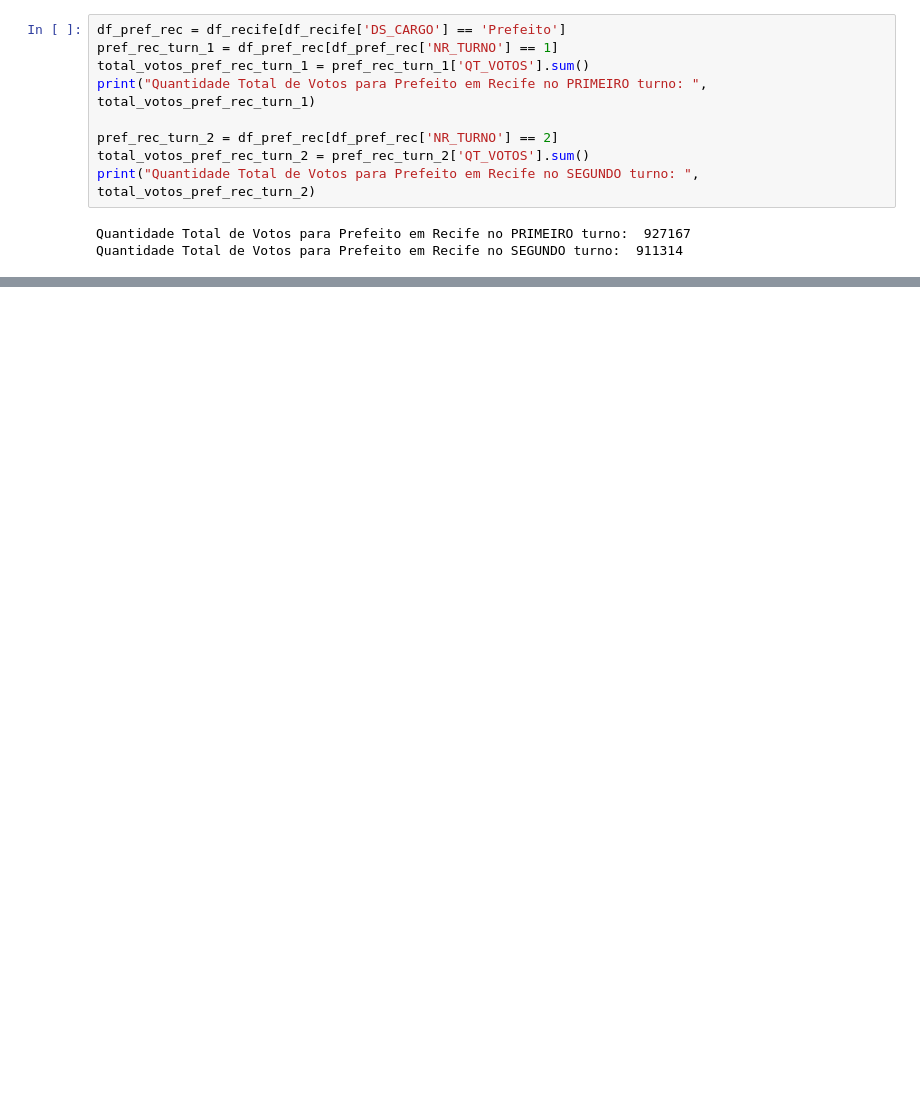
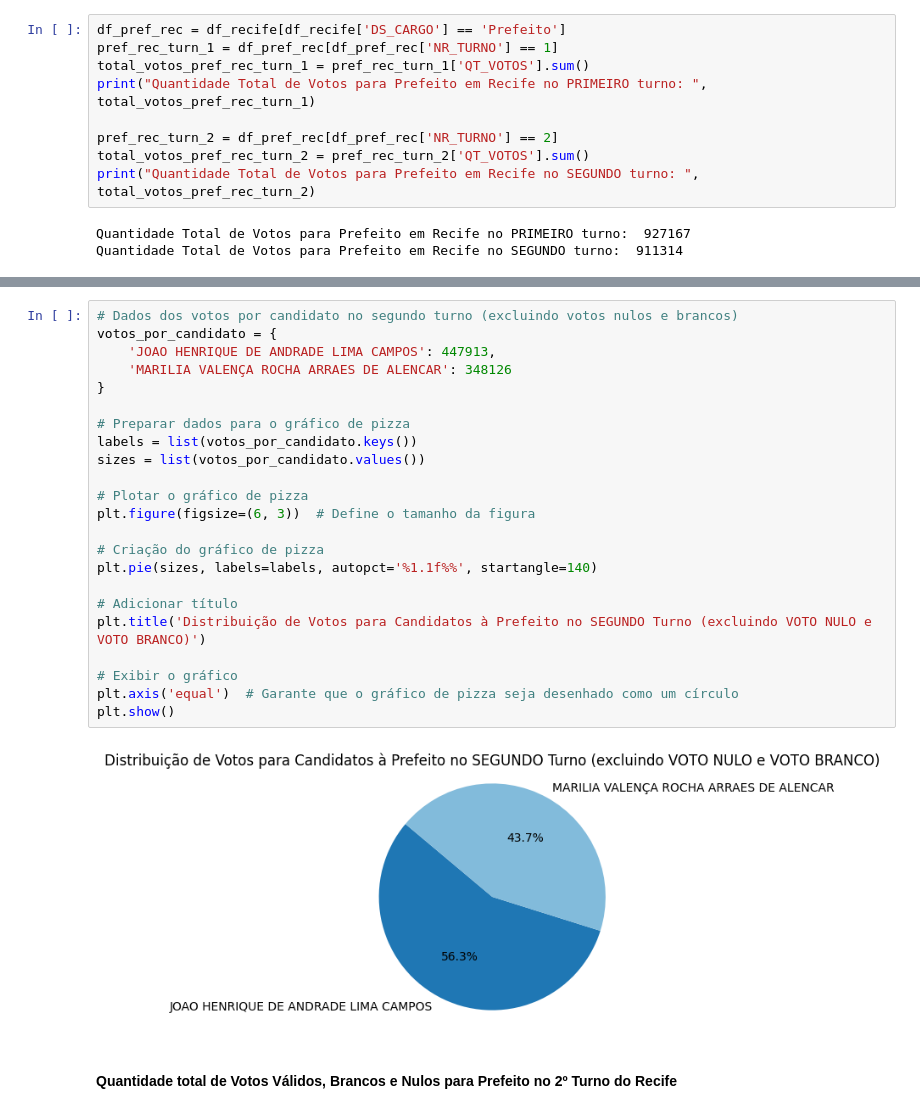
Before and after one commit to guilherme-pg/pe_analytics, a Jupyter notebook: pe_analytics.ipynb, the cells around one changed output, grey strips where cells are left out. Cells and saved outputs as stored; diff of their text form; blank space fills up the shorter version.

```diff
--- a/pe_analytics.ipynb
+++ b/pe_analytics.ipynb
@@ -148,0 +364,27 @@ Quantidade Total de Votos para Prefeito em Recife no SEGUNDO turno:  911314
+# %%
+# Dados dos votos por candidato no segundo turno (excluindo votos nulos e brancos)
+votos_por_candidato = {
+    'JOAO HENRIQUE DE ANDRADE LIMA CAMPOS': 447913,
+    'MARILIA VALENÇA ROCHA ARRAES DE ALENCAR': 348126
+}
+
+# Preparar dados para o gráfico de pizza
+labels = list(votos_por_candidato.keys())
+sizes = list(votos_por_candidato.values())
+
+# Plotar o gráfico de pizza
+plt.figure(figsize=(6, 3))  # Define o tamanho da figura
+
+# Criação do gráfico de pizza
+plt.pie(sizes, labels=labels, autopct='%1.1f%%', startangle=140)
+
+# Adicionar título
+plt.title('Distribuição de Votos para Candidatos à Prefeito no SEGUNDO Turno (excluindo VOTO NULO e VOTO BRANCO)')
+
+# Exibir o gráfico
+plt.axis('equal')  # Garante que o gráfico de pizza seja desenhado como um círculo
+plt.show()
+# %% [output]
+[figure, added]
+# %% [markdown]
+#### Quantidade total de Votos Válidos, Brancos e Nulos para Prefeito no 2º Turno do Recife
```
Also changed, not shown: parts of 43 cells of this notebook.
